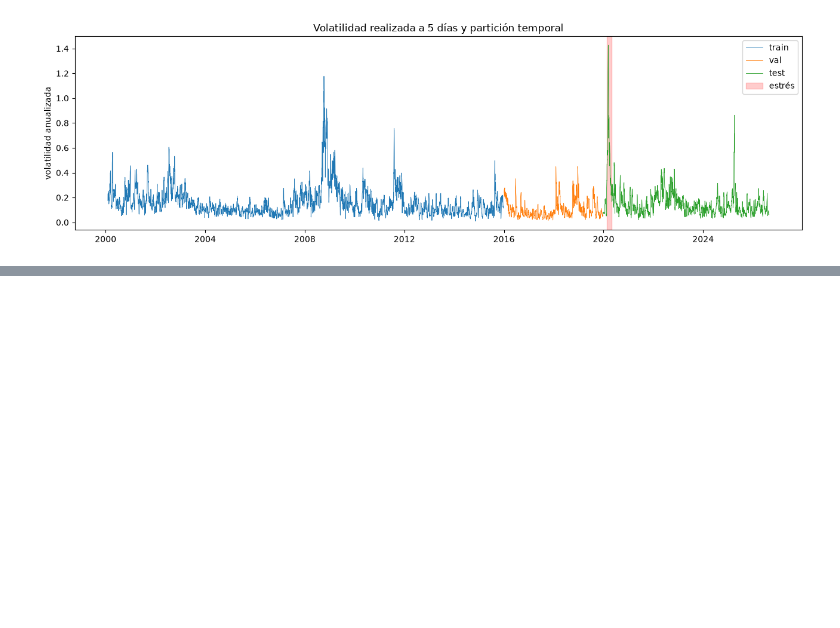
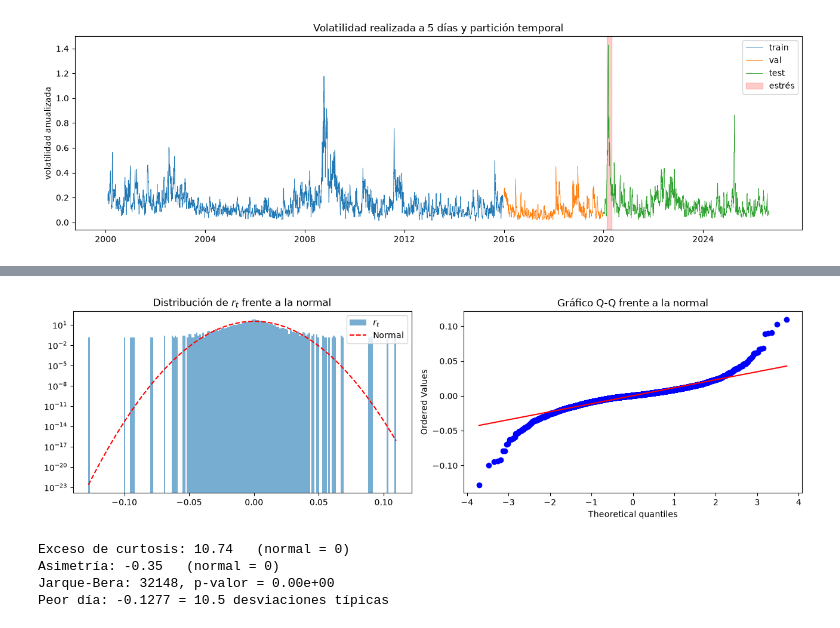
Before and after one commit to VictorSinNav/TFG, a Jupyter notebook: notebooks/01_exploracion.ipynb, the cells around one changed output, grey strips where cells are left out. Saved outputs shown, nothing was run; the diff lists cells and outputs as text; code cells hidden in the pictures; blank space fills up the shorter version.

```diff
--- a/notebooks/01_exploracion.ipynb
+++ b/notebooks/01_exploracion.ipynb
@@ -194,0 +262,31 @@ plt.show()
+# %%
+fig, axes = plt.subplots(1, 2, figsize=(13, 4))
+
+# Histograma frente a la normal ajustada
+axes[0].hist(r.dropna(), bins=200, density=True, alpha=0.6, label="$r_t$")
+x = np.linspace(r.min(), r.max(), 500)
+axes[0].plot(x, stats.norm.pdf(x, r.mean(), r.std()), "r--", label="Normal")
+axes[0].set_yscale("log")   # sin log, las colas son invisibles
+axes[0].set_title("Distribución de $r_t$ frente a la normal")
+axes[0].legend()
+
+# Gráfico cuantil-cuantil
+stats.probplot(r.dropna(), dist="norm", plot=axes[1])
+axes[1].set_title("Gráfico Q-Q frente a la normal")
+
+plt.tight_layout()
+plt.savefig(f"{FIG}/colas_pesadas.png", dpi=150)
+plt.show()
+
+print(f"Exceso de curtosis: {r.kurtosis():.2f}   (normal = 0)")
+print(f"Asimetría: {r.skew():.2f}   (normal = 0)")
+jb, p = stats.jarque_bera(r.dropna())
+print(f"Jarque-Bera: {jb:.0f}, p-valor = {p:.2e}")
+peor = r.min()
+print(f"Peor día: {peor:.4f} = {abs(peor)/r.std():.1f} desviaciones típicas")
+# %% [output]
+[figure, added]
+Exceso de curtosis: 10.74   (normal = 0)
+Asimetría: -0.35   (normal = 0)
+Jarque-Bera: 32148, p-valor = 0.00e+00
+Peor día: -0.1277 = 10.5 desviaciones típicas
```
Also changed, not shown: parts of 18 cells of this notebook, 11 other files.
